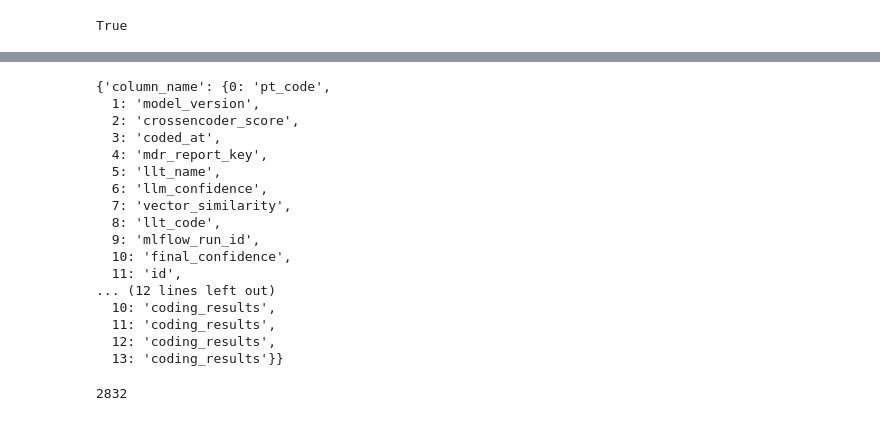
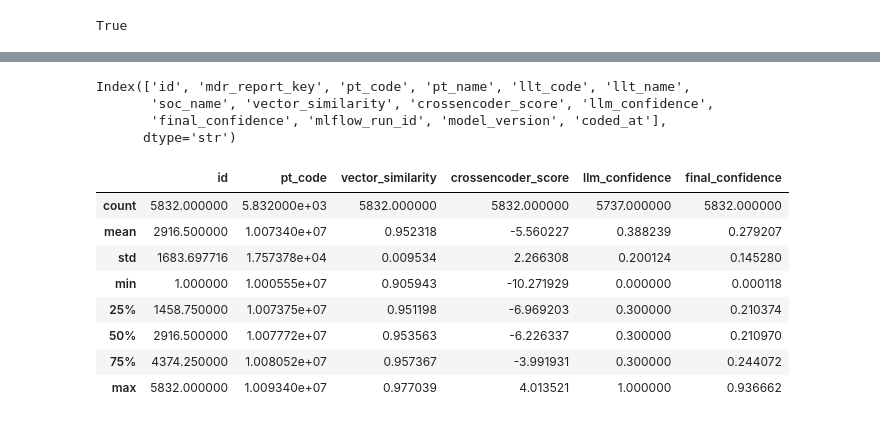
Before and after one commit to carpetcrawler78/vigilex, a Jupyter notebook: notebooks/03_confidence_analysis.ipynb, the cells around one changed output, grey strips where cells are left out. Drawn from its saved outputs; the diff is of its cells as text; code cells hidden in the pictures.

```diff
--- a/notebooks/03_confidence_analysis.ipynb
+++ b/notebooks/03_confidence_analysis.ipynb
@@ -30,21 +44,7 @@ pd.read_sql("SELECT * FROM processed.coding_results LIMIT 3;",conn)
 # %%
-all_columns = pd.read_sql("SELECT column_name,table_name FROM information_schema.columns WHERE table_schema ='processed' ORDER BY table_name",conn)
-all_columns[all_columns['table_name'] == "coding_results"].to_dict()
+df.columns
 # %% [output]
-{'column_name': {0: 'pt_code',
-  1: 'model_version',
-  2: 'crossencoder_score',
-  3: 'coded_at',
-  4: 'mdr_report_key',
-  5: 'llt_name',
-  6: 'llm_confidence',
-  7: 'vector_similarity',
-  8: 'llt_code',
-  9: 'mlflow_run_id',
-  10: 'final_confidence',
-  11: 'id',
-... (12 lines left out)
-  10: 'coding_results',
-  11: 'coding_results',
-  12: 'coding_results',
-  13: 'coding_results'}}
+Index(['id', 'mdr_report_key', 'pt_code', 'pt_name', 'llt_code', 'llt_name',
+       'soc_name', 'vector_similarity', 'crossencoder_score', 'llm_confidence',
+       'final_confidence', 'mlflow_run_id', 'model_version', 'coded_at'],
+      dtype='str')
@@ -53,8 +51,15 @@ conn.rollback()
 # %%
-df = pd.read_sql("SELECT final_confidence, pt_code, pt_name, mdr_report_key FROM processed.coding_results WHERE final_confidence IS NOT NULL",conn)
-len(df)
+df.describe()
 # %% [output]
-2832
+|  | id | pt_code | vector_similarity | crossencoder_score | llm_confidence | final_confidence |
+| count | 5832.000000 | 5.832000e+03 | 5832.000000 | 5832.000000 | 5737.000000 | 5832.000000 |
+| mean | 2916.500000 | 1.007340e+07 | 0.952318 | -5.560227 | 0.388239 | 0.279207 |
+| std | 1683.697716 | 1.757378e+04 | 0.009534 | 2.266308 | 0.200124 | 0.145280 |
+| min | 1.000000 | 1.000555e+07 | 0.905943 | -10.271929 | 0.000000 | 0.000118 |
+| 25% | 1458.750000 | 1.007375e+07 | 0.951198 | -6.969203 | 0.300000 | 0.210374 |
+| 50% | 2916.500000 | 1.007772e+07 | 0.953563 | -6.226337 | 0.300000 | 0.210970 |
+| 75% | 4374.250000 | 1.008052e+07 | 0.957367 | -3.991931 | 0.300000 | 0.244072 |
+| max | 5832.000000 | 1.009340e+07 | 0.977039 | 4.013521 | 1.000000 | 0.936662 |
 # %%
 df['final_confidence'].describe().to_dict()
 # %% [output]
```
Also changed, not shown: parts of 12 cells of this notebook, 4 other files.
